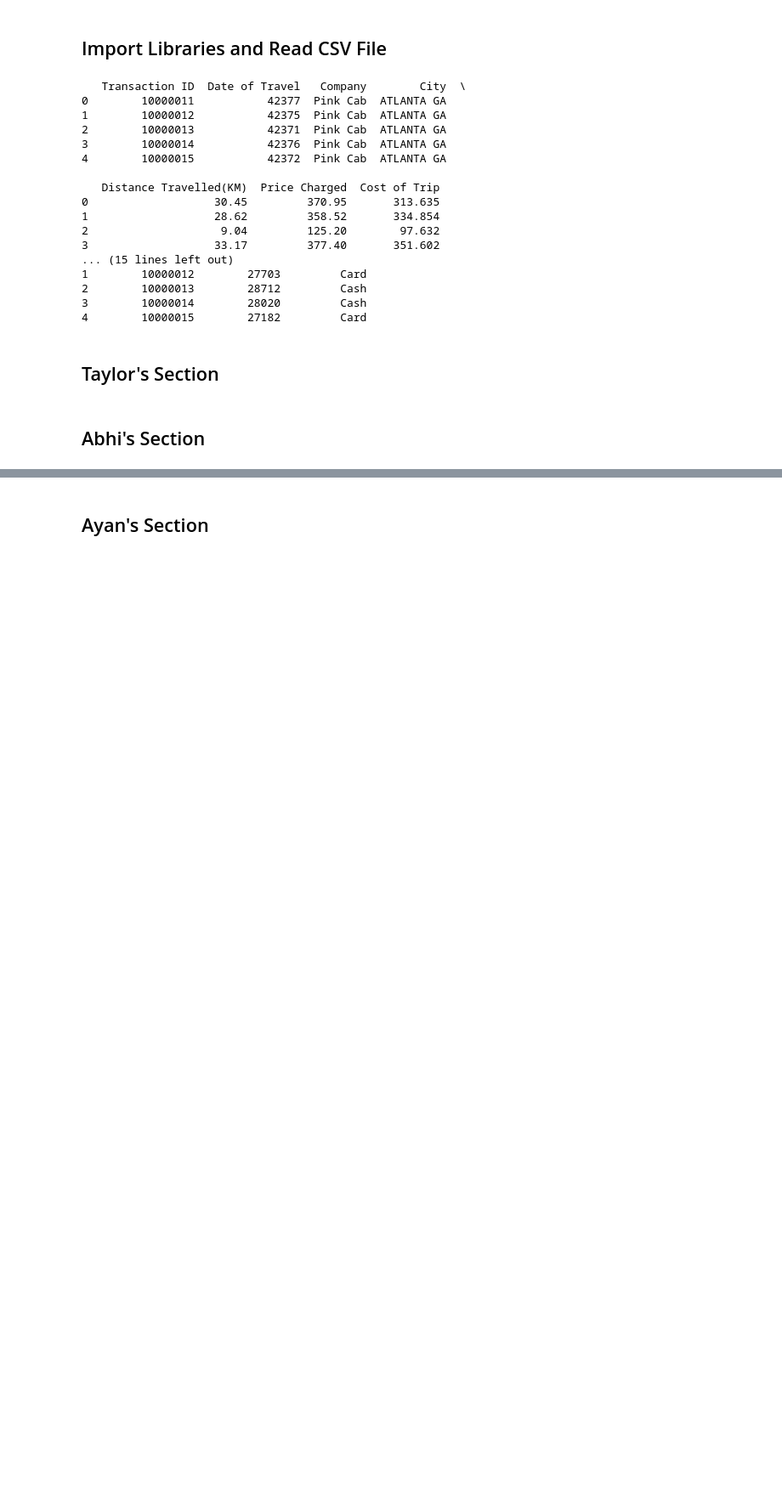
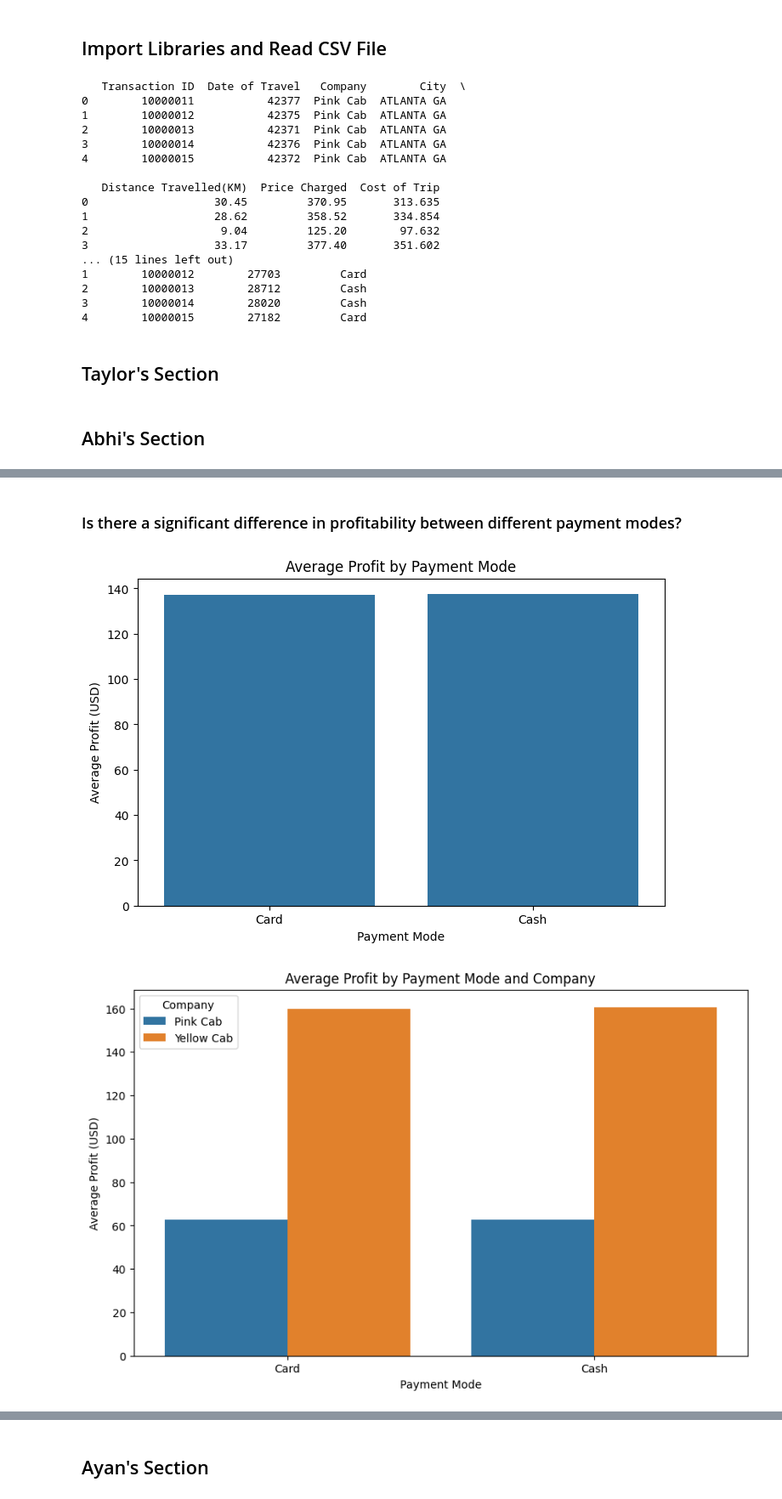
Before and after one commit to Abhig2002/DAT-301---Project-2, a Jupyter notebook: DAT301_Project2.ipynb, the cells around one changed output, grey strips where cells are left out. Shown at 85% size. Saved outputs shown, nothing was run; the diff lists cells and outputs as text; code cells hidden in the pictures; blank space fills up the shorter version.

```diff
--- a/DAT301_Project2.ipynb
+++ b/DAT301_Project2.ipynb
@@ -44,0 +73,34 @@ print(transaction_data.head())
+# %% [markdown]
+###  Is there a significant difference in profitability between different payment modes?
+# %%
+# Merge transaction_data with taxi_data
+merged_data = pd.merge(transaction_data, taxi_data, on='Transaction ID')
+
+# Calculate profitability
+merged_data['Profit'] = merged_data['Price Charged'] - merged_data['Cost of Trip']
+
+# Group by payment mode to get average profit
+profit_by_payment_mode = merged_data.groupby('Payment_Mode')['Profit'].mean().reset_index()
+
+# Visualization
+plt.figure(figsize=(8, 5))
+sns.barplot(x='Payment_Mode', y='Profit', data=profit_by_payment_mode)
+plt.title('Average Profit by Payment Mode')
+plt.xlabel('Payment Mode')
+plt.ylabel('Average Profit (USD)')
+plt.show()
+
+# Group by payment mode and company to get average profit
+profit_by_payment_mode_company = merged_data.groupby(['Payment_Mode', 'Company'])['Profit'].mean().reset_index()
+
+# Visualization
+plt.figure(figsize=(10, 6))
+sns.barplot(x='Payment_Mode', y='Profit', hue='Company', data=profit_by_payment_mode_company)
+plt.title('Average Profit by Payment Mode and Company')
+plt.xlabel('Payment Mode')
+plt.ylabel('Average Profit (USD)')
+plt.legend(title='Company')
+plt.show()
+# %% [output]
+[figure, added]
+[figure, added]
```
Also changed, not shown: parts of 9 cells of this notebook.
